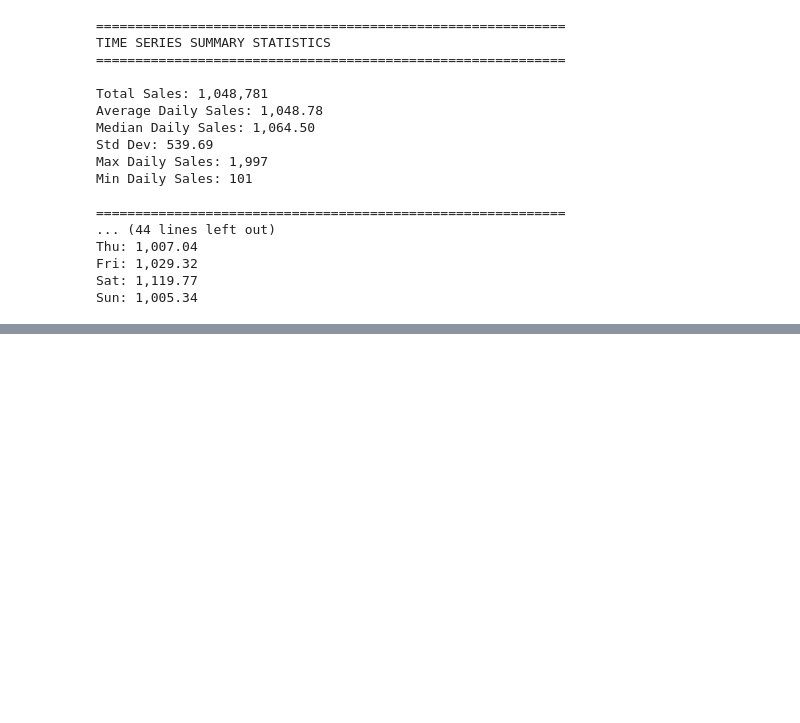
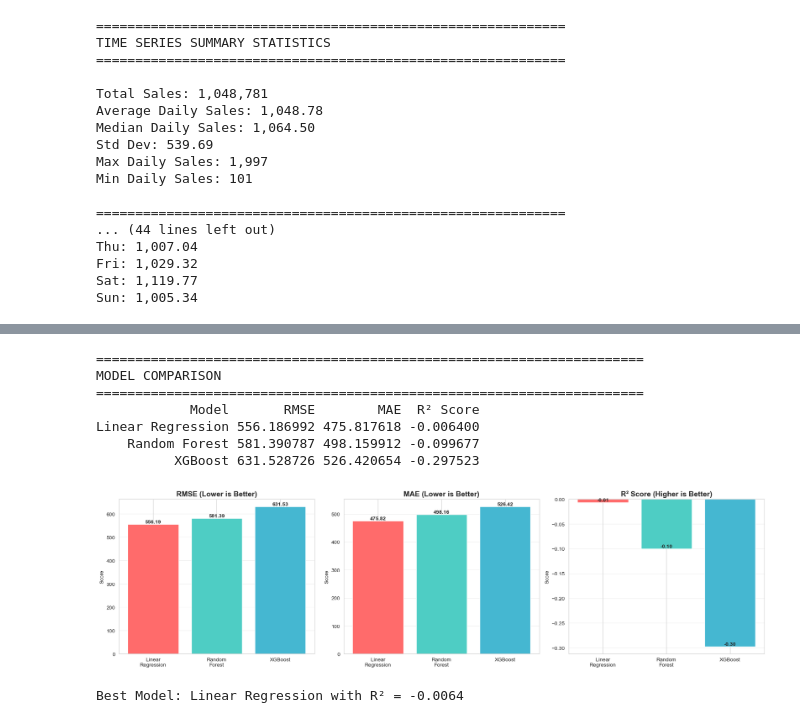
Before and after one commit to ankushsingh003/SalesVortex---Predicting-the-future-of-FMCG-chaos---ML_XGBOOST_RANDFOREST, a Jupyter notebook: main.ipynb, the cells around one changed output, grey strips where cells are left out. Saved outputs shown, nothing was run; the diff lists cells and outputs as text; code cells hidden in the pictures; blank space fills up the shorter version.

Commit message:
Complete FMCG forecasting project with ML models and visualizations

```diff
--- a/main.ipynb
+++ b/main.ipynb
@@ -601,0 +658,19 @@ Sun: 1,005.34
+# %%
+print("\n" + "="*60)
+print("LINEAR REGRESSION MODEL")
+print("="*60)
+
+
+lr_model = LinearRegression()
+lr_model.fit(X_train, y_train)
+
+y_pred_lr = lr_model.predict(X_test)
+
+rmse_lr = np.sqrt(mean_squared_error(y_test, y_pred_lr))
+mae_lr = mean_absolute_error(y_test, y_pred_lr)
+r2_lr = r2_score(y_test, y_pred_lr)
+
+print(f"\nLinear Regression Performance:")
+print(f"RMSE: {rmse_lr:.2f}")
+print(f"MAE: {mae_lr:.2f}")
+print(f"R² Score: {r2_lr:.4f}")
@@ -601,0 +757,57 @@ Sun: 1,005.34
+# %%
+print("\n" + "="*70)
+print("MODEL COMPARISON")
+print("="*70)
+
+
+comparison = pd.DataFrame({
+    'Model': ['Linear Regression', 'Random Forest', 'XGBoost'],
+    'RMSE': [rmse_lr, rmse_rf, rmse_xgb],
+    'MAE': [mae_lr, mae_rf, mae_xgb],
+    'R² Score': [r2_lr, r2_rf, r2_xgb]
+})
+
+print(comparison.to_string(index=False))
+
+# Visualize comparison
+fig, axes = plt.subplots(1, 3, figsize=(18, 5))
+
+models = ['Linear\nRegression', 'Random\nForest', 'XGBoost']
+metrics = [
+    [rmse_lr, rmse_rf, rmse_xgb],
+    [mae_lr, mae_rf, mae_xgb],
+    [r2_lr, r2_rf, r2_xgb]
+]
+titles = ['RMSE (Lower is Better)', 'MAE (Lower is Better)', 'R² Score (Higher is Better)']
+colors = ['#FF6B6B', '#4ECDC4', '#45B7D1']
+
+for i, ax in enumerate(axes):
+    bars = ax.bar(models, metrics[i], color=colors)
+    ax.set_title(titles[i], fontsize=14, fontweight='bold')
+    ax.set_ylabel('Score')
+    ax.grid(axis='y', alpha=0.3)
+
+
+    for bar in bars:
+        height = bar.get_height()
+        ax.text(bar.get_x() + bar.get_width()/2., height,
+                f'{height:.2f}',
+                ha='center', va='bottom', fontweight='bold')
+
+plt.tight_layout()
+plt.show()
+
+# Find best model
+best_model_idx = comparison['R² Score'].idxmax()
+best_model_name = comparison.loc[best_model_idx, 'Model']
+print(f"\nBest Model: {best_model_name} with R² = {comparison.loc[best_model_idx, 'R² Score']:.4f}")
+# %% [output]
+======================================================================
+MODEL COMPARISON
+======================================================================
+            Model       RMSE        MAE  R² Score
+Linear Regression 556.186992 475.817618 -0.006400
+    Random Forest 581.390787 498.159912 -0.099677
+          XGBoost 631.528726 526.420654 -0.297523
+[figure, added]
+Best Model: Linear Regression with R² = -0.0064
```
Also changed, not shown: parts of 8 cells of this notebook.
